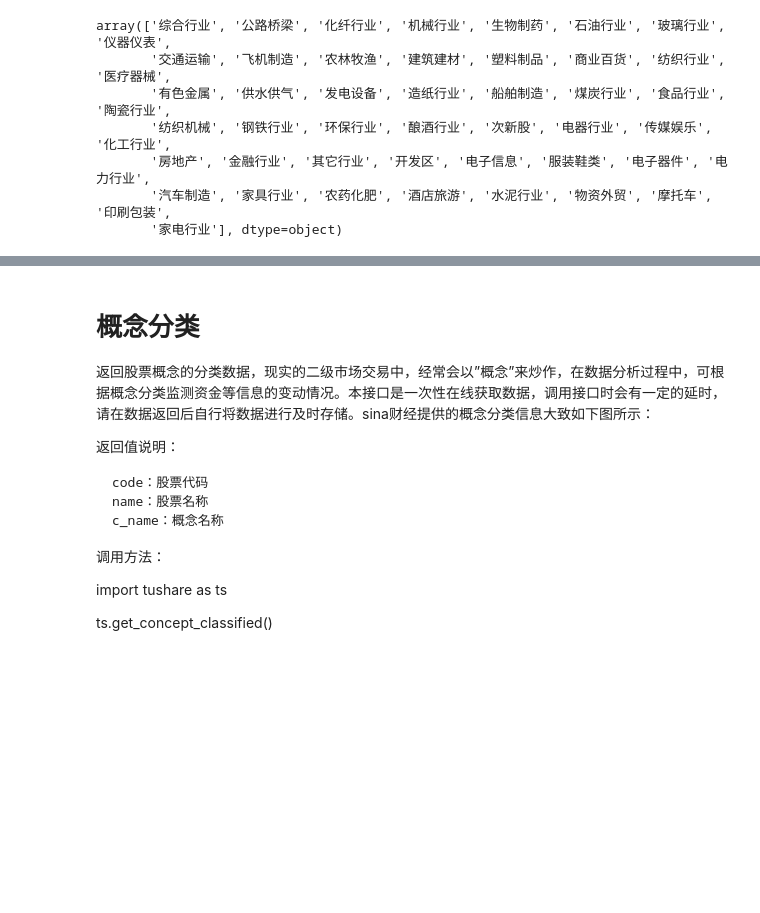
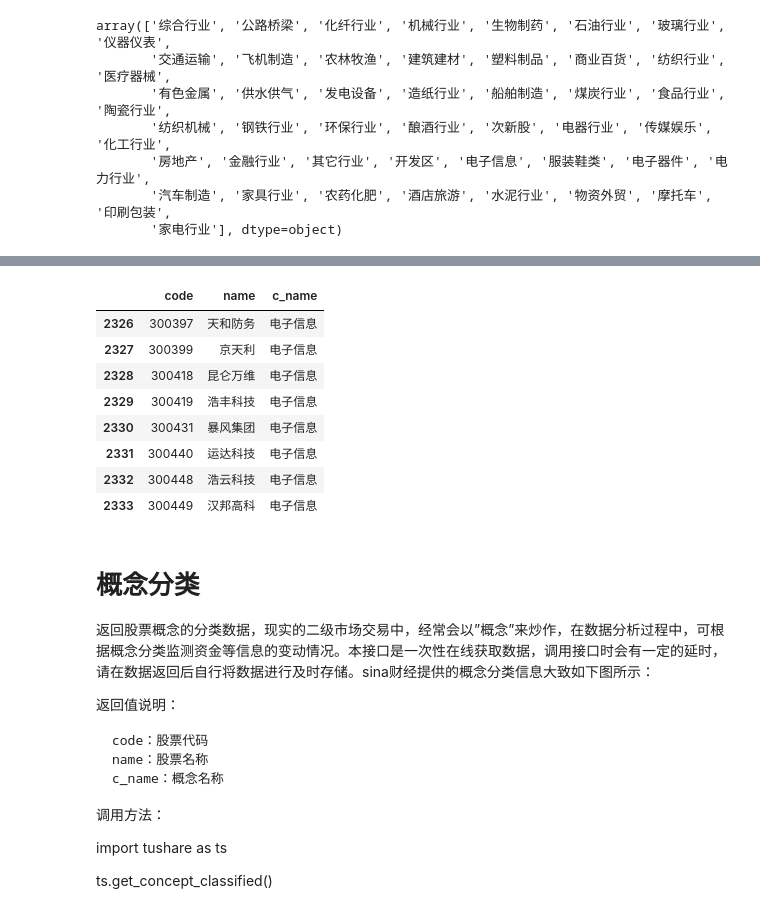
Before and after one commit to shuttlecock2018/databook, a Jupyter notebook: finabook/A2-行业趋势.ipynb, the cells around one changed output, grey strips where cells are left out. Cells and saved outputs as stored; diff of their text form; code cells hidden in the pictures; blank space fills up the shorter version.

```diff
--- a/finabook/A2-行业趋势.ipynb
+++ b/finabook/A2-行业趋势.ipynb
@@ -75,3 +99,19 @@ array(['综合行业', '公路桥梁', '化纤行业', '机械行业', '生物
+# %%
+import tushare as ts
+
+industry=ts.get_industry_classified()
+industry=industry[industry.c_name=="电子信息"]#列出属于电子信息的
+industry.tail(8)#倒数8个
+# %% [output]
+|  | code | name | c_name |
+| 2326 | 300397 | 天和防务 | 电子信息 |
+| 2327 | 300399 | 京天利 | 电子信息 |
+| 2328 | 300418 | 昆仑万维 | 电子信息 |
+| 2329 | 300419 | 浩丰科技 | 电子信息 |
+| 2330 | 300431 | 暴风集团 | 电子信息 |
+| 2331 | 300440 | 运达科技 | 电子信息 |
+| 2332 | 300448 | 浩云科技 | 电子信息 |
+| 2333 | 300449 | 汉邦高科 | 电子信息 |
 # %% [markdown]
 # 概念分类
 
```
Also changed, not shown: parts of 2 cells of this notebook, 6 other files.
